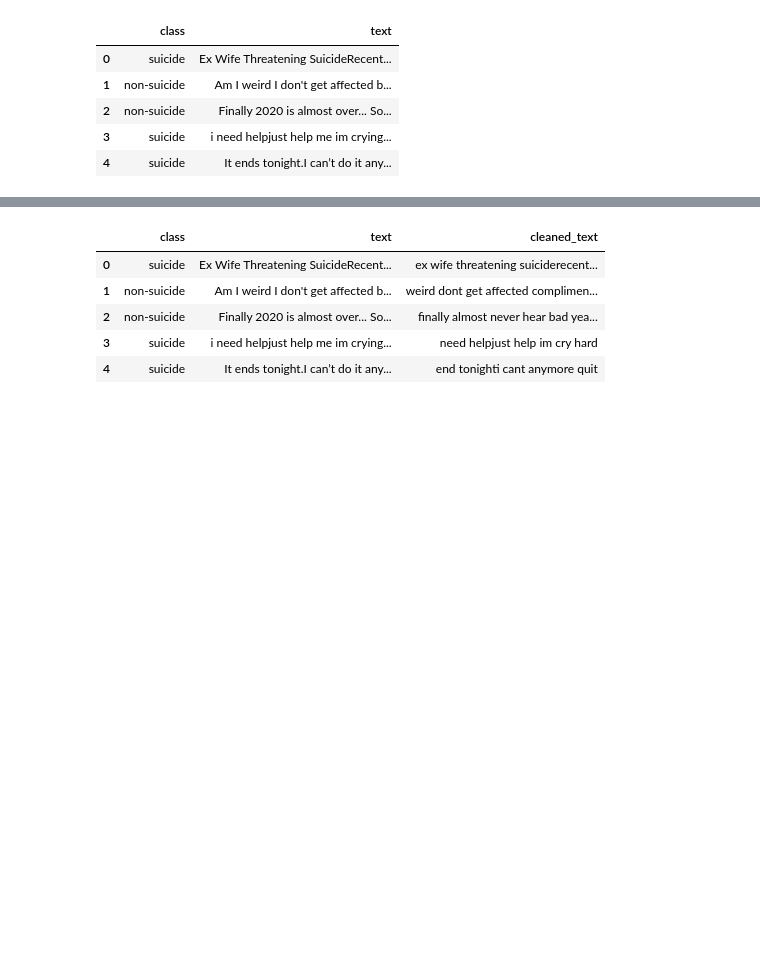
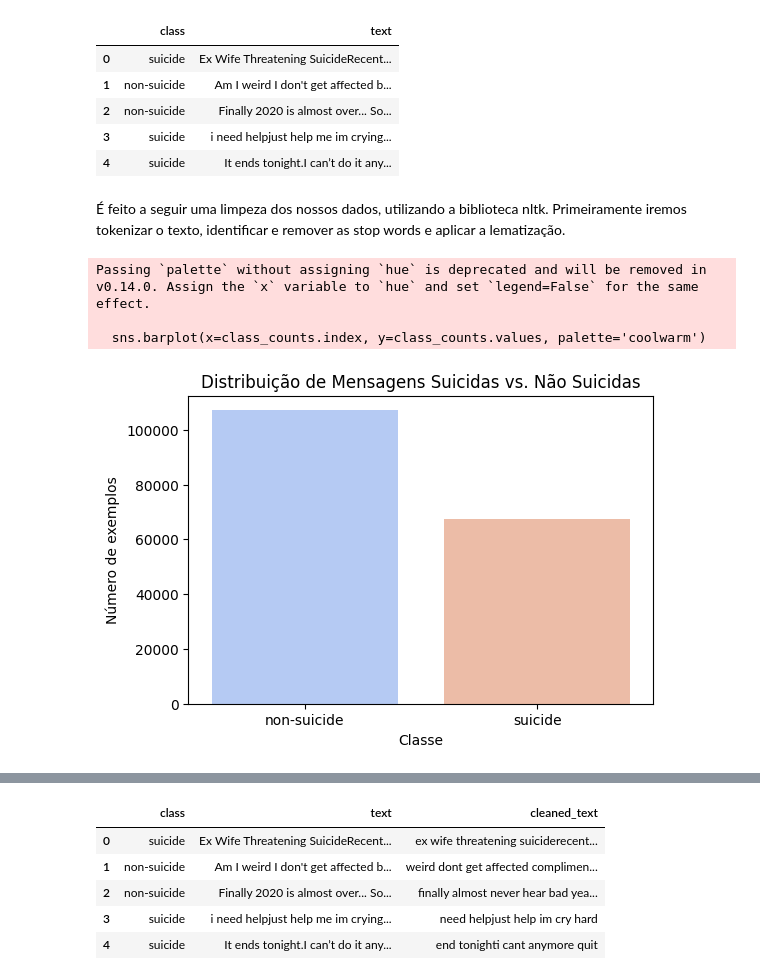
Before and after one commit to LeoTortega/Suicide_Sentiment_Analysis, a Jupyter notebook: Suicide_Sentiment_Analysis_BERT_Optimized.ipynb, the cells around one changed output, grey strips where cells are left out. Drawn from its saved outputs; the diff is of its cells as text; code cells hidden in the pictures; blank space fills up the shorter version.

```diff
--- a/Suicide_Sentiment_Analysis_BERT_Optimized.ipynb
+++ b/Suicide_Sentiment_Analysis_BERT_Optimized.ipynb
@@ -24,6 +33,23 @@ df.head()
 | 2 | non-suicide | Finally 2020 is almost over... So... |
 | 3 | suicide | i need helpjust help me im crying... |
 | 4 | suicide | It ends tonight.I can’t do it any... |
+# %% [markdown]
+É feito a seguir uma limpeza dos nossos dados, utilizando a biblioteca nltk. Primeiramente iremos tokenizar o texto, identificar e remover as stop words e aplicar a lematização.
+# %%
+class_counts = df['class'].value_counts()
+
+# Plotando o gráfico de barras com Matplotlib
+plt.figure(figsize=(6, 4))
+sns.barplot(x=class_counts.index, y=class_counts.values, palette='coolwarm')
+plt.title('Distribuição de Mensagens Suicidas vs. Não Suicidas')
+plt.xlabel('Classe')
+plt.ylabel('Número de exemplos')
+plt.show()
+# %% [output]
+Passing `palette` without assigning `hue` is deprecated and will be removed in v0.14.0. Assign the `x` variable to `hue` and set `legend=False` for the same effect.
+
+  sns.barplot(x=class_counts.index, y=class_counts.values, palette='coolwarm')
+[figure, added]
 # %%
 # Bibliotecas utilizadas para limpeza dos textos
 import re
```
Also changed, not shown: parts of 18 cells of this notebook.
